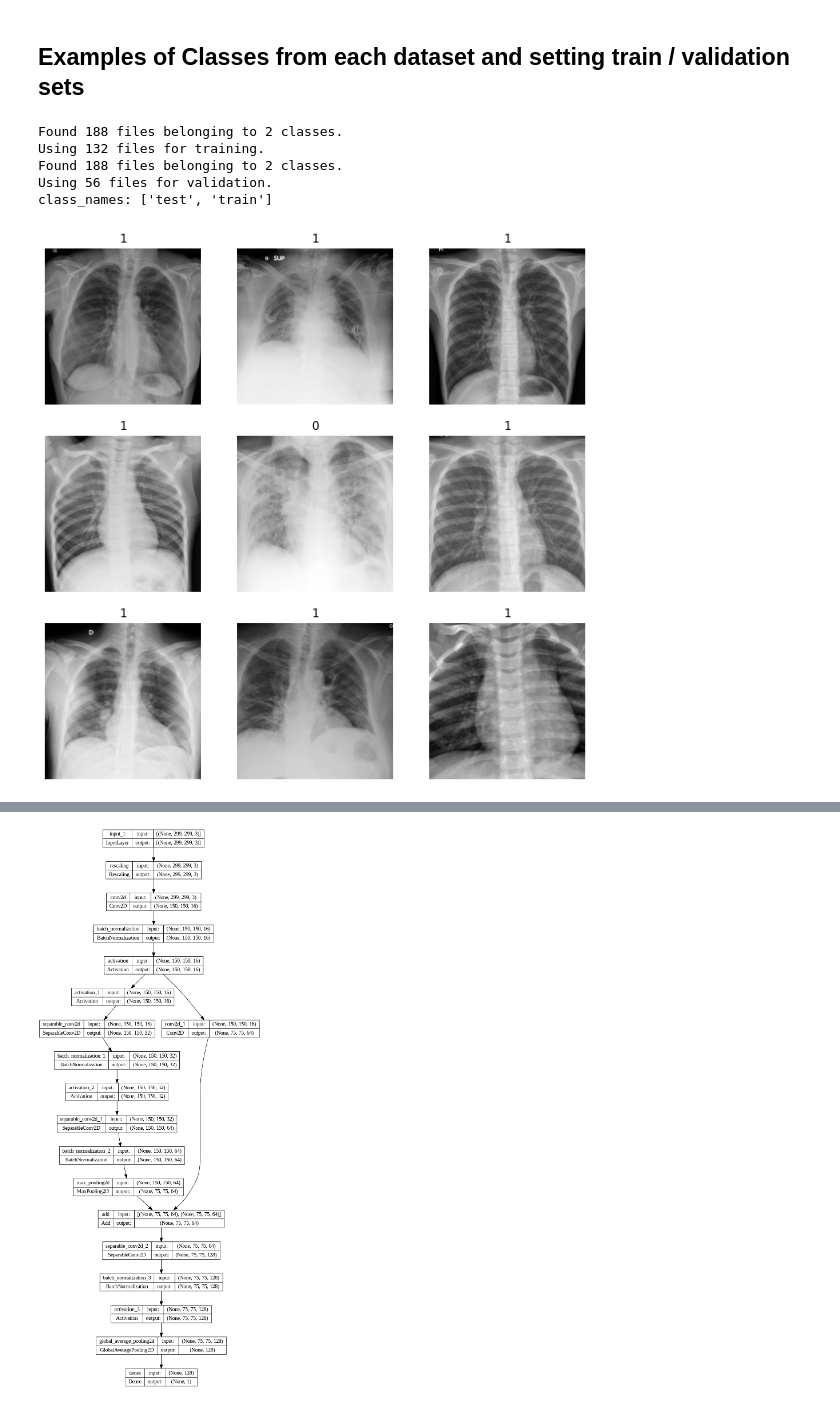
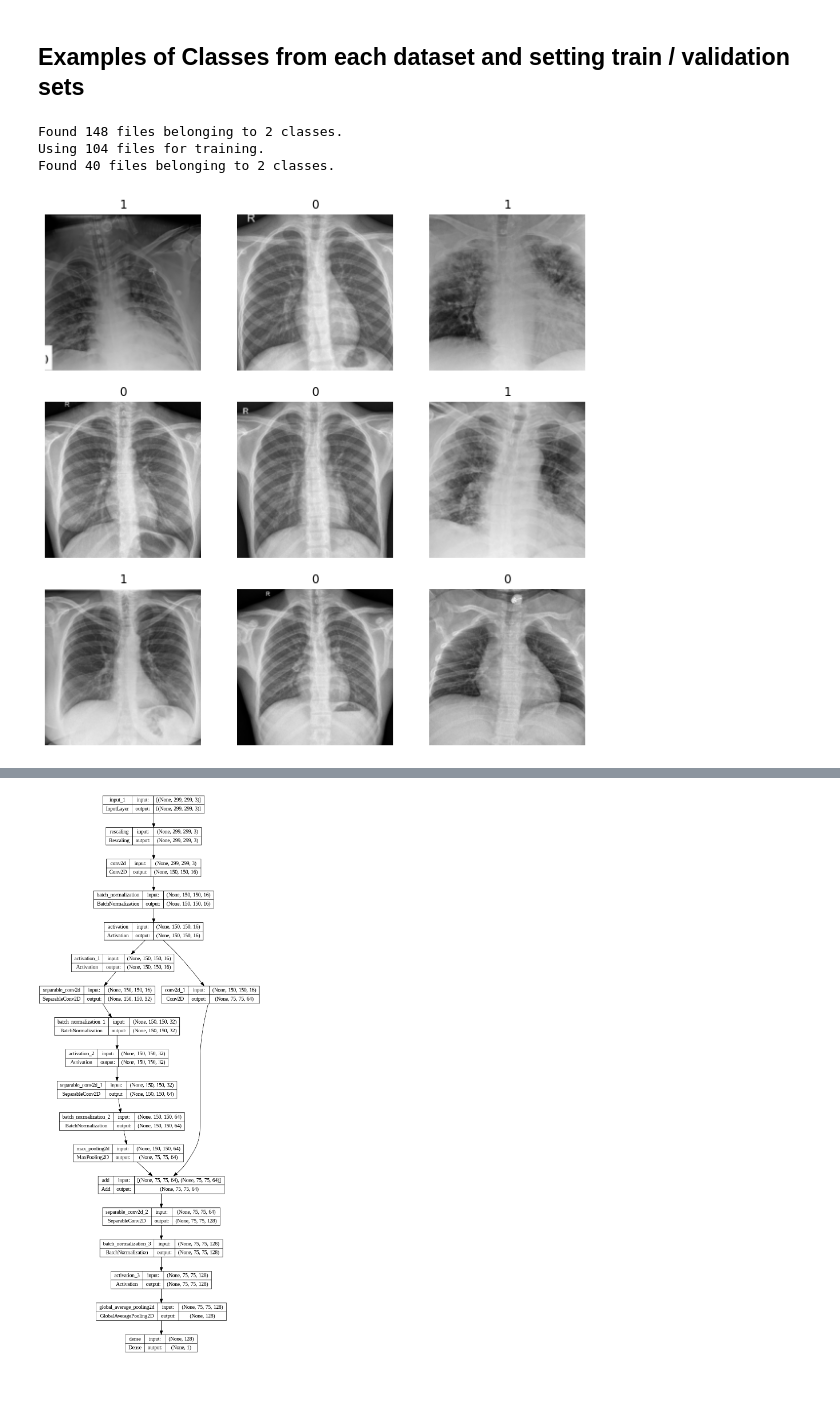
Before and after one commit to wiplash742000/Masters_Thesis_Automated_Detection_of_COVID_19_Using_GANs_and_CNNs, a Jupyter notebook: Jupyter Notebooks/CNNS/X_Ray_COVID_19_CNNs.ipynb, the cells around one changed output, grey strips where cells are left out. Saved outputs shown, nothing was run; the diff lists cells and outputs as text; code cells hidden in the pictures.

Commit message:
Added formal record and updated xray nb
Added formal record and updated the Xray COVID19 Notebook adding a test set

```diff
--- a/Jupyter Notebooks/CNNS/X_Ray_COVID_19_CNNs.ipynb
+++ b/Jupyter Notebooks/CNNS/X_Ray_COVID_19_CNNs.ipynb
@@ -77,41 +77,42 @@ print(os.listdir(xray_covid19_dataset))
 # %%
 #Loading of images based on ref: https://keras.io/examples/vision/image_classification_from_scratch/
 
 image_size = (299, 299)
 batch_size = 16
-train_ds = tf.keras.utils.image_dataset_from_directory(xray_covid19_dataset, validation_split=0.3,
+train_ds = tf.keras.utils.image_dataset_from_directory(xray_covid19_dataset + '/train', validation_split=0.3,
     subset="training",
     seed=1337,
     image_size=image_size,
     batch_size=batch_size,
     shuffle='true',
     crop_to_aspect_ratio=True
 )
 
-val_ds = tf.keras.utils.image_dataset_from_directory(xray_covid19_dataset, validation_split=0.3,
-    subset="validation",
+val_ds = tf.keras.utils.image_dataset_from_directory(xray_covid19_dataset + '/test',
     seed=1337,
     image_size=image_size,
     batch_size=batch_size,
     shuffle='true',
     crop_to_aspect_ratio=True
 )
+# create test set - https://stackoverflow.com/questions/66036271/splitting-a-tensorflow-dataset-into-training-test-and-validation-sets-from-ker
+# 20 % now used for test and 10% used for validation
+val_batches = tf.data.experimental.cardinality(val_ds)
+test_ds = val_ds.take((2*val_batches) // 3)
+val_ds = val_ds.skip((2*val_batches) // 3)
+
 plt.figure(figsize=(10, 10))
 for images, labels in train_ds.take(1):
     for i in range(9):
         ax = plt.subplot(3, 3, i + 1)
         plt.imshow(images[i].numpy().astype("uint8"))
         plt.title(int(labels[i]))
         plt.axis("off")
-class_names = val_ds.class_names
-print( "class_names: " + str( class_names ) )
 # %% [output]
-Found 188 files belonging to 2 classes.
-Using 132 files for training.
-Found 188 files belonging to 2 classes.
-Using 56 files for validation.
-class_names: ['test', 'train']
+Found 148 files belonging to 2 classes.
+Using 104 files for training.
+Found 40 files belonging to 2 classes.
-[figure, old version]
+[figure, new version]
 # %%
 plt.figure(figsize=(10, 10))
 for images, labels in train_ds.take(1):
```
Also changed, not shown: parts of 13 cells of this notebook, 1 other file.
